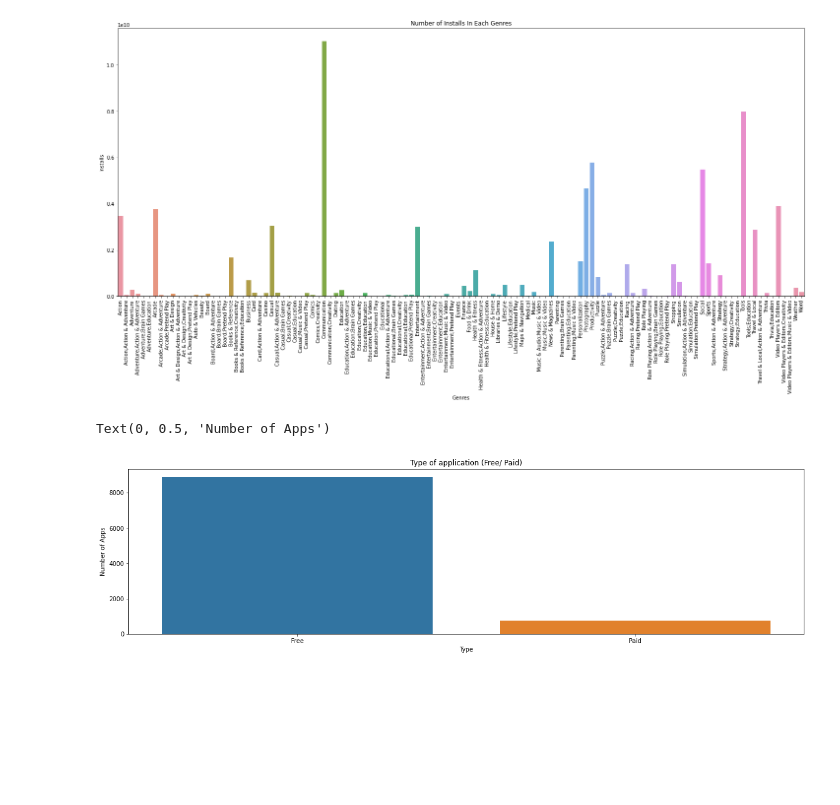
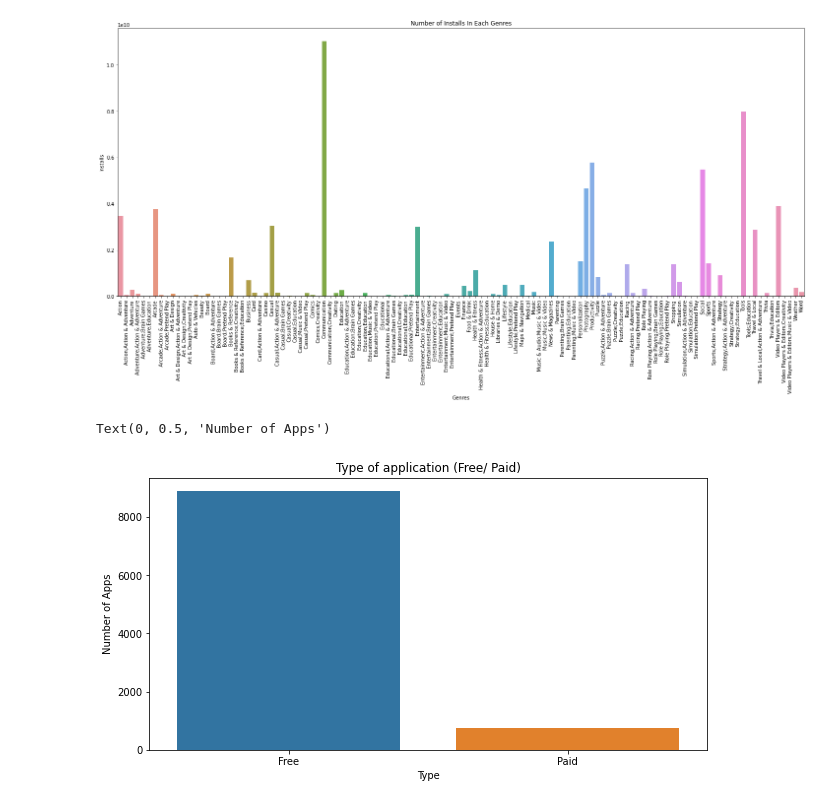
Before and after one commit to MijulSaxena/EDA-project-on-Gooogle-playstore., a Jupyter notebook: Play_Store_App_Review_Analysis_Capstone_Project_by_Mijul_Saxena.ipynb, the cells around one changed output. Drawn from its saved outputs; the diff is of its cells as text; code cells hidden in the pictures; blank space fills up the shorter version.

```diff
--- a/Play_Store_App_Review_Analysis_Capstone_Project_by_Mijul_Saxena.ipynb
+++ b/Play_Store_App_Review_Analysis_Capstone_Project_by_Mijul_Saxena.ipynb
@@ -356,10 +403,10 @@ sns.barplot('Genres', 'Installs', data = Genres_total_installs)
 [figure]
 # %%
 # type of application (Free/ Paid)
-plt.figure(figsize=(20, 5))
+plt.figure(figsize=(10, 5))
 sns.countplot(play_store_data['Type'])
 plt.title('Type of application (Free/ Paid)')
 plt.ylabel('Number of Apps')
 # %% [output]
 Text(0, 0.5, 'Number of Apps')
-[figure, old version]
+[figure, new version]
```
Also changed, not shown: parts of 6 cells of this notebook.
